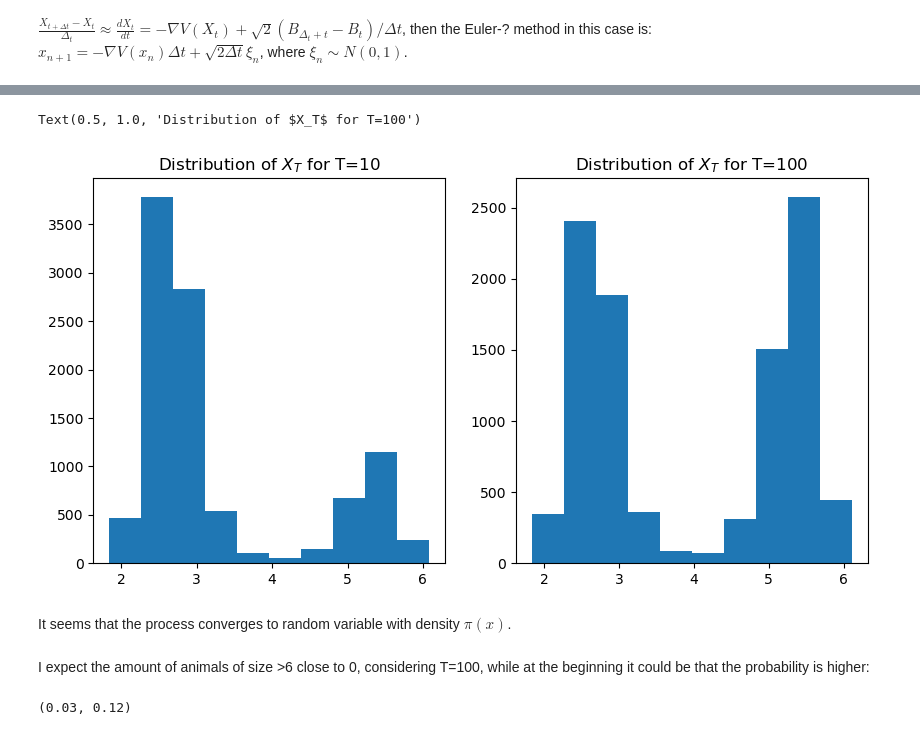
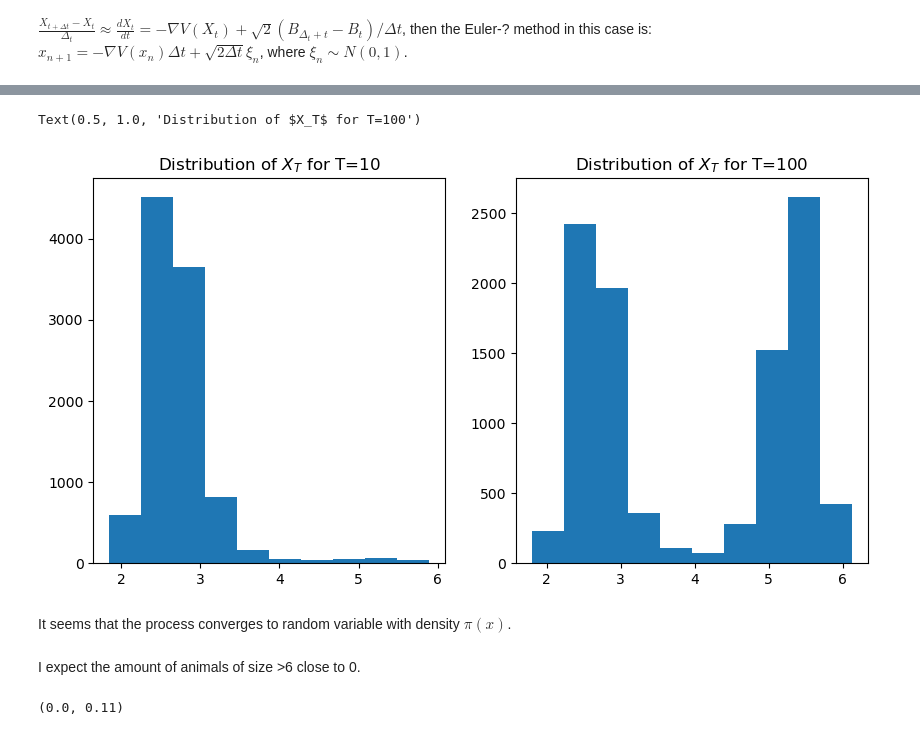
Before and after one commit to Yuvraj-Dhepe/uni_bayesian, a Jupyter notebook: Ex_8/Sheet8_msversion.ipynb, the cells around one changed output, grey strips where cells are left out. Drawn from its saved outputs; the diff is of its cells as text; code cells hidden in the pictures.

```diff
--- a/Ex_8/Sheet8_msversion.ipynb
+++ b/Ex_8/Sheet8_msversion.ipynb
@@ -120,19 +123,19 @@ Histogram of simulated samples for time T=10,T=100:
 # %%
 fig, ax=plt.subplots(1,2, figsize=(10,5))
-ax[0].hist(simulations2[int(10/delta_t)]);
+ax[0].hist(simulations2[int(1/delta_t)]);
 ax[0].set_title("Distribution of $X_T$ for T=10")
 ax[1].hist(simulations2[-1]);
 ax[1].set_title("Distribution of $X_T$ for T=100")
 # %% [output]
 Text(0.5, 1.0, 'Distribution of $X_T$ for T=100')
-[figure, old version]
+[figure, new version]
 # %% [markdown]
 It seems that the process converges to random variable with density $\pi(x)$.
 # %% [markdown]
-I expect the amount of animals of size >6 close to 0, considering T=100, while at the beginning it could be that the probability is higher:
+I expect the amount of animals of size >6 close to 0.
 # %%
-p6_10=np.sum(simulations2[int(10/delta_t)]>6)/len(simulations2[int(10/delta_t)])
+p6_1=np.sum(simulations2[int(1/delta_t)]>6)/len(simulations2[int(1/delta_t)])
 p6_100=np.sum(simulations2[-1]>6)/len(simulations2[-1])
-p6_10*100,p6_100*100
+p6_1*100,p6_100*100
 # %% [output]
-(0.03, 0.12)
+(0.0, 0.11)
```
Also changed, not shown: parts of 5 cells of this notebook.
